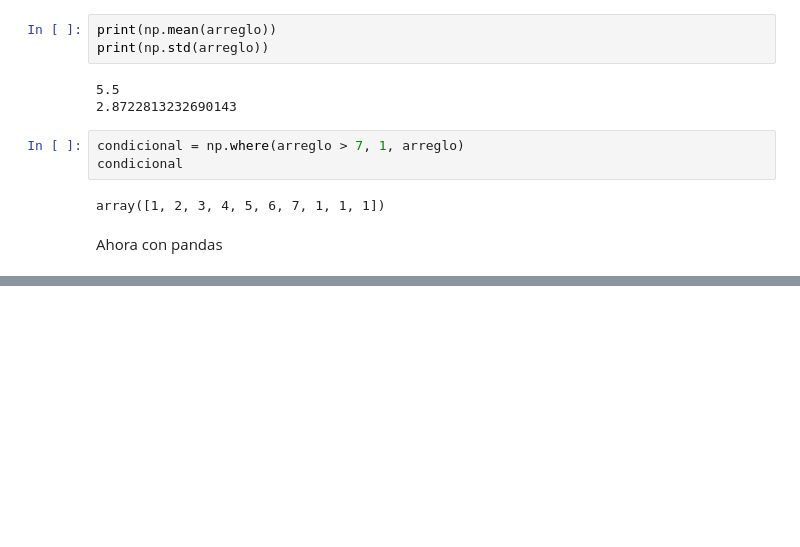
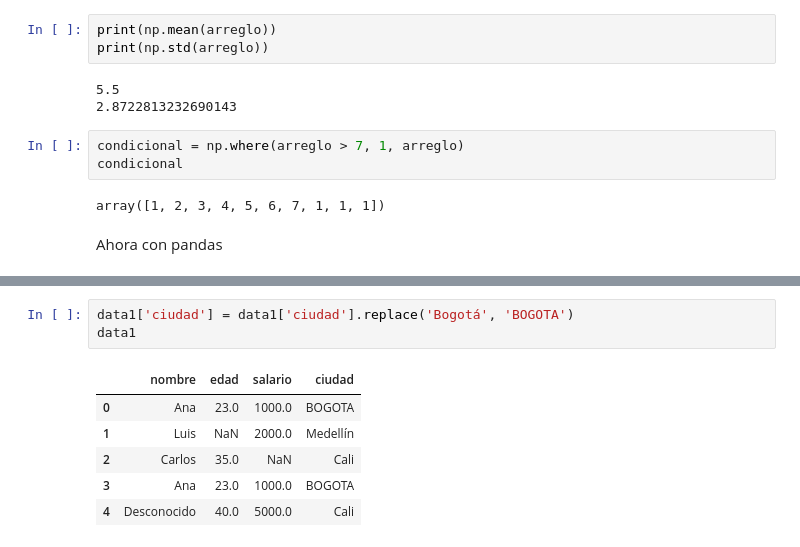
Before and after one commit to santiagovillamizarjaimes-collab/Primer-corte, a Jupyter notebook: módulos.ipynb, the cells around one changed output, grey strips where cells are left out. Cells and saved outputs as stored; diff of their text form; blank space fills up the shorter version.

```diff
--- a/módulos.ipynb
+++ b/módulos.ipynb
@@ -174,0 +346,10 @@ Ahora con pandas
+# %%
+data1['ciudad'] = data1['ciudad'].replace('Bogotá', 'BOGOTA')
+data1
+# %% [output]
+|  | nombre | edad | salario | ciudad |
+| 0 | Ana | 23.0 | 1000.0 | BOGOTA |
+| 1 | Luis | NaN | 2000.0 | Medellín |
+| 2 | Carlos | 35.0 | NaN | Cali |
+| 3 | Ana | 23.0 | 1000.0 | BOGOTA |
+| 4 | Desconocido | 40.0 | 5000.0 | Cali |
```
Also changed, not shown: parts of 24 cells of this notebook.
